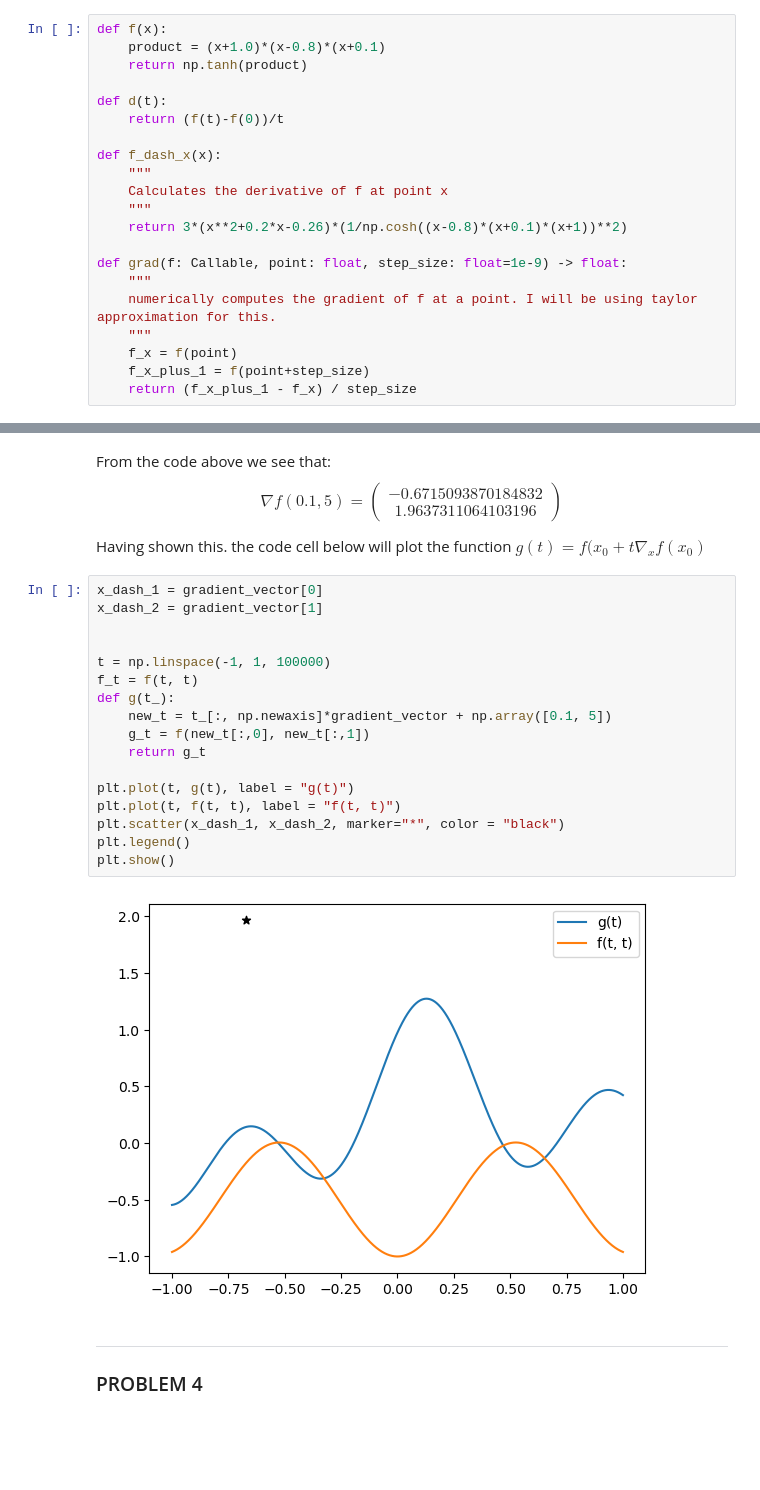
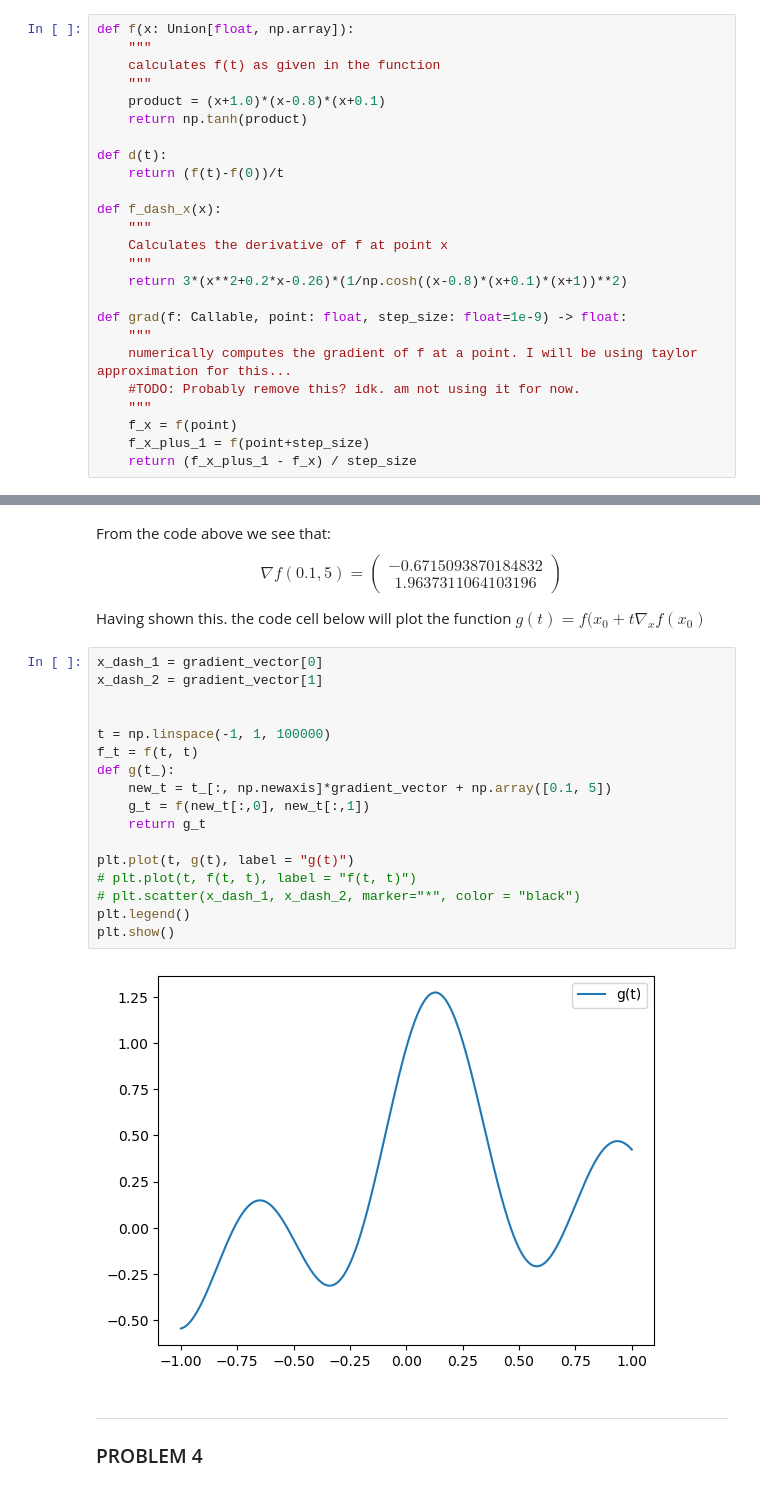
Before and after one commit to Blaise143/Applied-Optimization, a Jupyter notebook: exercise_2.ipynb, the cells around one changed output, grey strips where cells are left out. Cells and saved outputs as stored; diff of their text form; blank space fills up the shorter version.

```diff
--- a/exercise_2.ipynb
+++ b/exercise_2.ipynb
@@ -68,7 +68,10 @@ $$d(t) = \frac{f(t)-f(0)}{t}$$
 Upon calculation, we find the derivative of $f$ is given by:
 $$f'(x) = \frac{3(x^2+0.2x-0.6)}{cosh((x-0.8)(x+0.1)(x+1)}$$
 # %%
-def f(x):
+def f(x: Union[float, np.array]):
+    """
+    calculates f(t) as given in the function
+    """
     product = (x+1.0)*(x-0.8)*(x+0.1)
     return np.tanh(product)
 
@@ -83,7 +86,8 @@ def f_dash_x(x):
 
 def grad(f: Callable, point: float, step_size: float=1e-9) -> float:
     """
-    numerically computes the gradient of f at a point. I will be using taylor approximation for this.
+    numerically computes the gradient of f at a point. I will be using taylor approximation for this...
+    #TODO: Probably remove this? idk. am not using it for now.
     """
     f_x = f(point)
     f_x_plus_1 = f(point+step_size)
@@ -176,22 +180,22 @@ Having shown this. the code cell below will plot the function $g(t)=f(x_0+t \nab
 # %%
 x_dash_1 = gradient_vector[0]
 x_dash_2 = gradient_vector[1]
 
 
 t = np.linspace(-1, 1, 100000)
 f_t = f(t, t)
 def g(t_):
     new_t = t_[:, np.newaxis]*gradient_vector + np.array([0.1, 5])
     g_t = f(new_t[:,0], new_t[:,1])
     return g_t
 
 plt.plot(t, g(t), label = "g(t)")
-plt.plot(t, f(t, t), label = "f(t, t)")
-plt.scatter(x_dash_1, x_dash_2, marker="*", color = "black")
+# plt.plot(t, f(t, t), label = "f(t, t)")
+# plt.scatter(x_dash_1, x_dash_2, marker="*", color = "black")
 plt.legend()
 plt.show()
 # %% [output]
-[figure, old version]
+[figure, new version]
 # %% [markdown]
 ***
 ### PROBLEM 4
```
Also changed, not shown: parts of 1 cell of this notebook.
